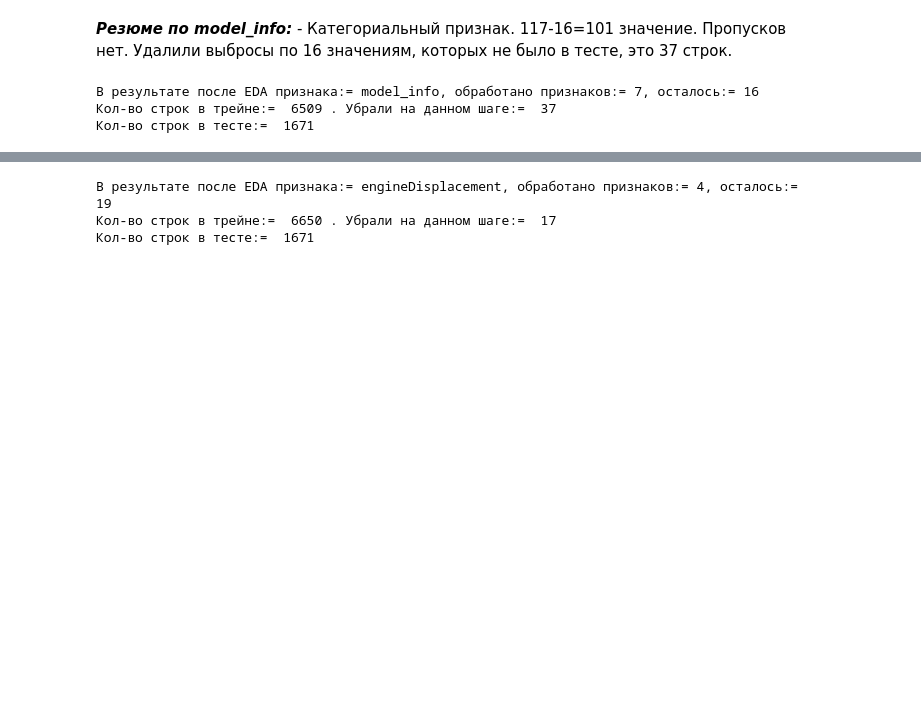
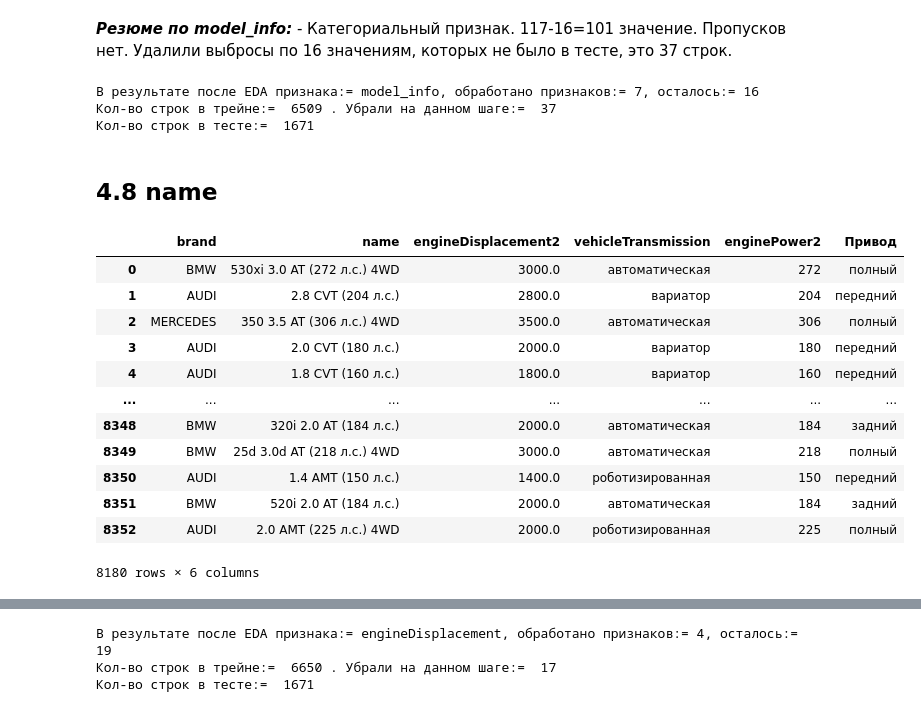
Before and after one commit to alex-sokolov2011/pet-projects, a Jupyter notebook: module_8/kaggle_rds8_Car_Price_prediction_Part2_Sokolov_EDA.ipynb, the cells around one changed output, grey strips where cells are left out. Saved outputs shown, nothing was run; the diff lists cells and outputs as text; code cells hidden in the pictures; blank space fills up the shorter version.

```diff
--- a/module_8/kaggle_rds8_Car_Price_prediction_Part2_Sokolov_EDA.ipynb
+++ b/module_8/kaggle_rds8_Car_Price_prediction_Part2_Sokolov_EDA.ipynb
@@ -762,6 +785,6 @@ old_len_train, EDA_done_cols = utils.result_EDA_feature('fuelType', df[df['Train
 ## 4.7 model_info
 # %%
 df = utils.auto_eda_cat_col('model_info',
-                            '',
+                            'класс или код авто',
                             df)
 # %% [output]
@@ -790,3 +813,22 @@ old_len_train, EDA_done_cols = utils.result_EDA_feature('model_info', df[df['Tra
 В результате после EDA признака:= model_info, обработано признаков:= 7, осталось:= 16
 Кол-во строк в трейне:=  6509 . Убрали на данном шаге:=  37
 Кол-во строк в тесте:=  1671
+# %% [markdown]
+## 4.8 name
+# %%
+# посмотрим на несколько столбцов датасета
+df[['brand', 'name', 'engineDisplacement2', 'vehicleTransmission', 'enginePower2', 'Привод']]
+# %% [output]
+|  | brand | name | engineDisplacement2 | vehicleTransmission | enginePower2 | Привод |
+| 0 | BMW | 530xi 3.0 AT (272 л.с.) 4WD | 3000.0 | автоматическая | 272 | полный |
+| 1 | AUDI | 2.8 CVT (204 л.с.) | 2800.0 | вариатор | 204 | передний |
+| 2 | MERCEDES | 350 3.5 AT (306 л.с.) 4WD | 3500.0 | автоматическая | 306 | полный |
+| 3 | AUDI | 2.0 CVT (180 л.с.) | 2000.0 | вариатор | 180 | передний |
+| 4 | AUDI | 1.8 CVT (160 л.с.) | 1800.0 | вариатор | 160 | передний |
+| ... | ... | ... | ... | ... | ... | ... |
+| 8348 | BMW | 320i 2.0 AT (184 л.с.) | 2000.0 | автоматическая | 184 | задний |
+| 8349 | BMW | 25d 3.0d AT (218 л.с.) 4WD | 3000.0 | автоматическая | 218 | полный |
+| 8350 | AUDI | 1.4 AMT (150 л.с.) | 1400.0 | роботизированная | 150 | передний |
+| 8351 | BMW | 520i 2.0 AT (184 л.с.) | 2000.0 | автоматическая | 184 | задний |
+| 8352 | AUDI | 2.0 AMT (225 л.с.) 4WD | 2000.0 | роботизированная | 225 | полный |
+8180 rows × 6 columns
```
Also changed, not shown: parts of 35 cells of this notebook.
